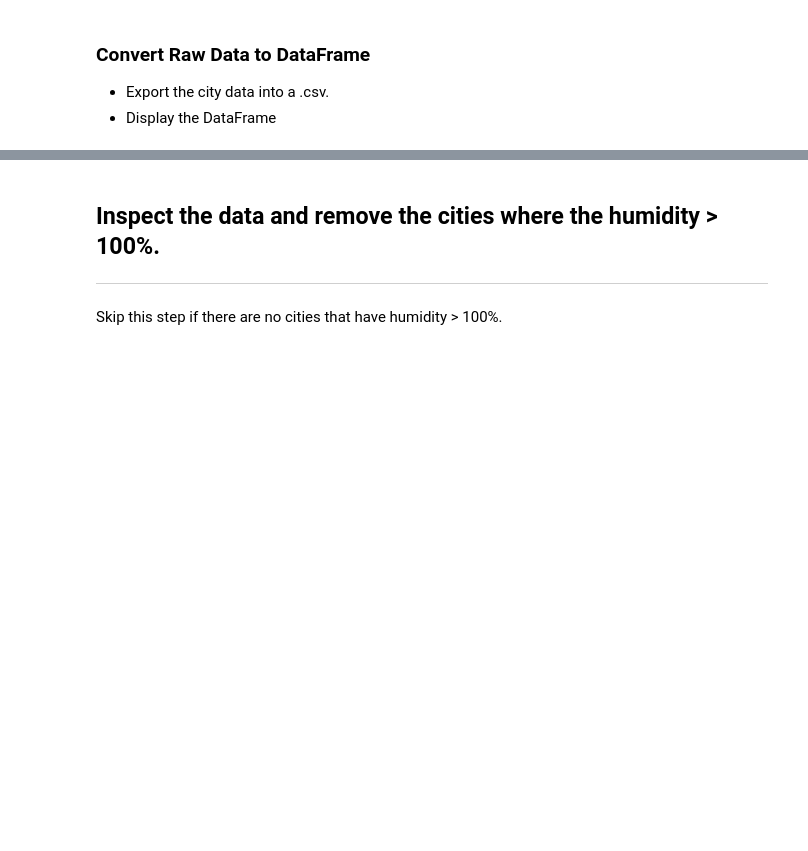
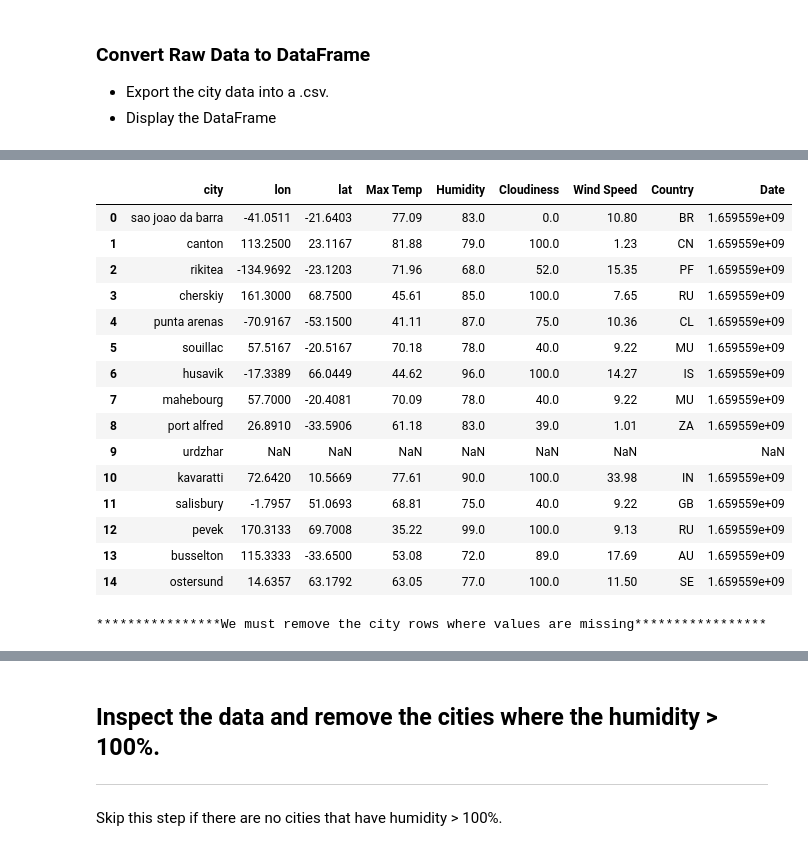
Before and after one commit to crebello711/python-api-challenge, a Jupyter notebook: WeatherPy/WeatherPy.ipynb, the cells around one changed output, grey strips where cells are left out. Drawn from its saved outputs; the diff is of its cells as text; code cells hidden in the pictures; blank space fills up the shorter version.

```diff
--- a/WeatherPy/WeatherPy.ipynb
+++ b/WeatherPy/WeatherPy.ipynb
@@ -97,0 +151,24 @@ Data Retrieval Complete
+# %%
+#export data to csv file
+weatherCheck_data.to_csv("OutputFiles/CityData.csv", index=False, header=True)
+
+#display dataframe
+display(weatherCheck_data.head(15))
+# %% [output]
+|  | city | lon | lat | Max Temp | Humidity | Cloudiness | Wind Speed | Country | Date |
+| 0 | sao joao da barra | -41.0511 | -21.6403 | 77.09 | 83.0 | 0.0 | 10.80 | BR | 1.659559e+09 |
+| 1 | canton | 113.2500 | 23.1167 | 81.88 | 79.0 | 100.0 | 1.23 | CN | 1.659559e+09 |
+| 2 | rikitea | -134.9692 | -23.1203 | 71.96 | 68.0 | 52.0 | 15.35 | PF | 1.659559e+09 |
+| 3 | cherskiy | 161.3000 | 68.7500 | 45.61 | 85.0 | 100.0 | 7.65 | RU | 1.659559e+09 |
+| 4 | punta arenas | -70.9167 | -53.1500 | 41.11 | 87.0 | 75.0 | 10.36 | CL | 1.659559e+09 |
+| 5 | souillac | 57.5167 | -20.5167 | 70.18 | 78.0 | 40.0 | 9.22 | MU | 1.659559e+09 |
+| 6 | husavik | -17.3389 | 66.0449 | 44.62 | 96.0 | 100.0 | 14.27 | IS | 1.659559e+09 |
+| 7 | mahebourg | 57.7000 | -20.4081 | 70.09 | 78.0 | 40.0 | 9.22 | MU | 1.659559e+09 |
+| 8 | port alfred | 26.8910 | -33.5906 | 61.18 | 83.0 | 39.0 | 1.01 | ZA | 1.659559e+09 |
+| 9 | urdzhar | NaN | NaN | NaN | NaN | NaN | NaN |  | NaN |
+| 10 | kavaratti | 72.6420 | 10.5669 | 77.61 | 90.0 | 100.0 | 33.98 | IN | 1.659559e+09 |
+| 11 | salisbury | -1.7957 | 51.0693 | 68.81 | 75.0 | 40.0 | 9.22 | GB | 1.659559e+09 |
+| 12 | pevek | 170.3133 | 69.7008 | 35.22 | 99.0 | 100.0 | 9.13 | RU | 1.659559e+09 |
+| 13 | busselton | 115.3333 | -33.6500 | 53.08 | 72.0 | 89.0 | 17.69 | AU | 1.659559e+09 |
+| 14 | ostersund | 14.6357 | 63.1792 | 63.05 | 77.0 | 100.0 | 11.50 | SE | 1.659559e+09 |
+****************We must remove the city rows where values are missing*****************
```
Also changed, not shown: parts of 11 cells of this notebook, 1 other file.
